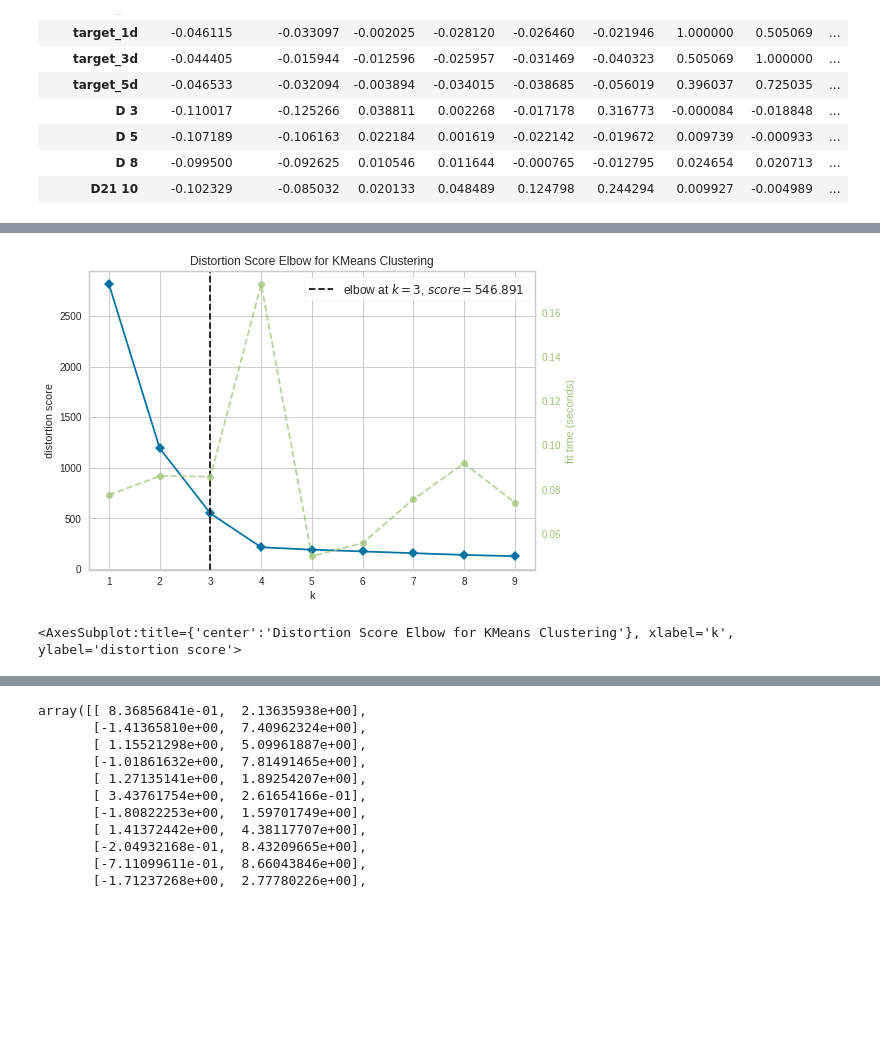
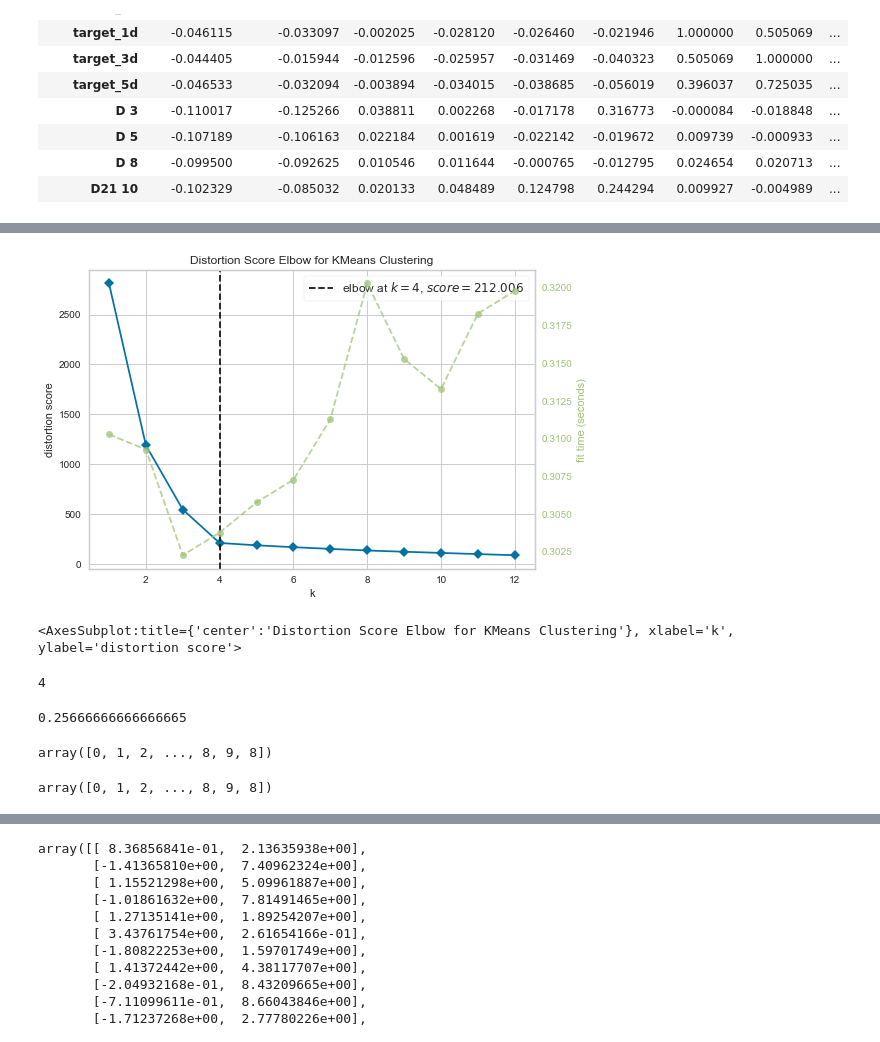
Before and after one commit to TRO-Wolf/ML_HW2, a Jupyter notebook: HW_2.ipynb, the cells around one changed output, grey strips where cells are left out. Saved outputs shown, nothing was run; the diff lists cells and outputs as text; code cells hidden in the pictures; blank space fills up the shorter version.

```diff
--- a/HW_2.ipynb
+++ b/HW_2.ipynb
@@ -105,0 +115,3 @@ X, y_true = make_blobs(n_samples=300, centers=4,
+# %%
+kmeans = KMeans(n_clusters=4)
+kmeans.fit(X)
@@ -105,0 +202,15 @@ X, y_true = make_blobs(n_samples=300, centers=4,
+# %%
+distortions = []
+range_base = range(1, 12)
+
+for k in range_base:
+    kmeanModel = KMeans(n_clusters=k, random_state=0)
+    kmeanModel.fit(X)
+
+    distortions.append(sum(np.min(cdist(X, kmeanModel.cluster_centers_, 'euclidean'), axis=1)) / X.shape[0])
+
+# Plot the elbow
+plt.plot(range_base, distortions, 'bx-')
+plt.xlabel('k')
+plt.ylabel('Distortion')
+plt.title('The Elbow Method showing the optimal k')
@@ -106,9 +220,19 @@ X, y_true = make_blobs(n_samples=300, centers=4,
 # %%
-model = KMeans()
+model = KMeans(random_state=0)
 
-visualizer = KElbowVisualizer(model, k=(1,10))
+visualizer = KElbowVisualizer(model, k=(1,13))
 visualizer.fit(X)
 visualizer.show()
 # %% [output]
-[figure, old version]
+[figure, new version]
 <AxesSubplot:title={'center':'Distortion Score Elbow for KMeans Clustering'}, xlabel='k', ylabel='distortion score'>
+# %%
+visualizer.elbow_value_
+# %% [output]
+4
+# %%
+model = KMeans(n_clusters=2, random_state=0)
+y_pred = model.fit_predict(X)
+accuracy_score(y_true, y_pred)
+# %% [output]
+0.25666666666666665
@@ -114,0 +241,8 @@ visualizer.show()
+# %%
+digits.target
+# %% [output]
+array([0, 1, 2, ..., 8, 9, 8])
+# %%
+digits.target
+# %% [output]
+array([0, 1, 2, ..., 8, 9, 8])
```
Also changed, not shown: parts of 45 cells of this notebook.
